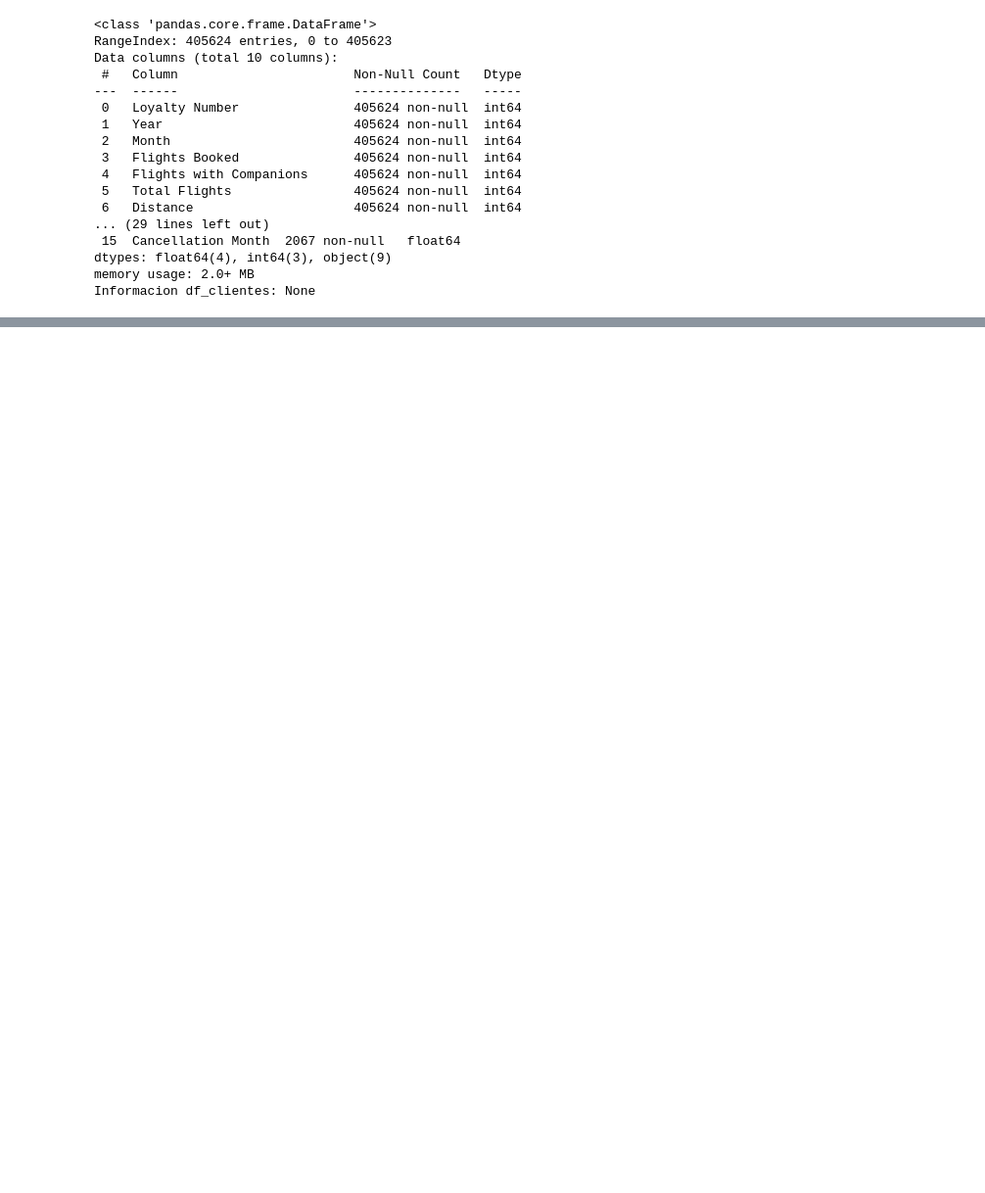
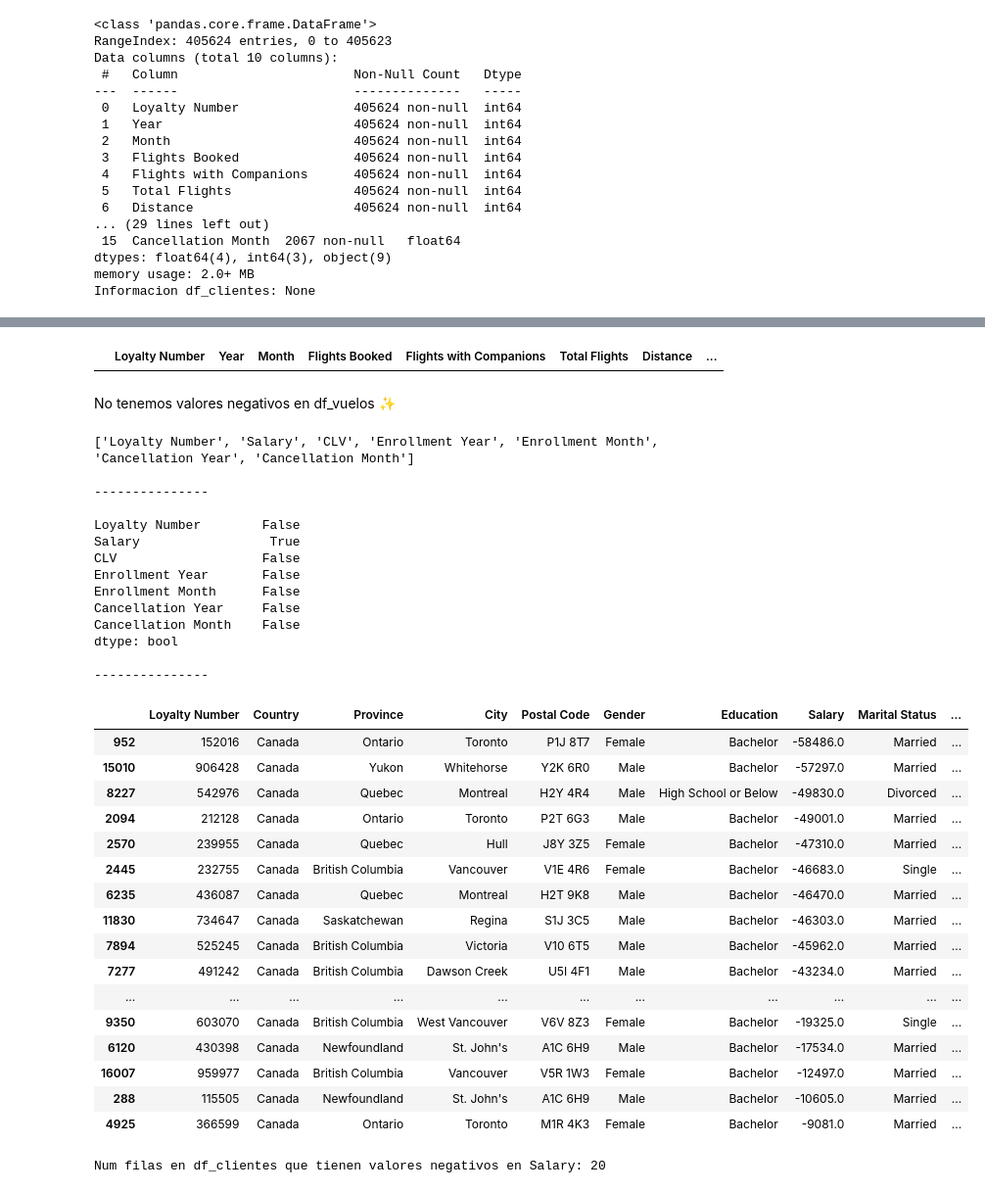
Before and after one commit to Adalab/bda-modulo-3-evaluacion-final-mpenacasares, a Jupyter notebook: notebooks/modulo-3-eval-mpcasares.ipynb, the cells around one changed output, grey strips where cells are left out. Shown at 98% size. Cells and saved outputs as stored; diff of their text form; code cells hidden in the pictures; blank space fills up the shorter version.

```diff
--- a/notebooks/modulo-3-eval-mpcasares.ipynb
+++ b/notebooks/modulo-3-eval-mpcasares.ipynb
@@ -105,0 +262,57 @@ Informacion df_clientes: None
+# %%
+# df_vuelos
+filas_negativas_df_vuelos = df_vuelos[(df_vuelos < 0).any(axis=1)]
+display(filas_negativas_df_vuelos)
+# %% [output]
+|  | Loyalty Number | Year | Month | Flights Booked | Flights with Companions | Total Flights | Distance | ... |
+# %% [markdown]
+No tenemos valores negativos en df_vuelos ✨
+# %%
+# df_clientes
+# Obtenemos lista con las columnas numericas
+columnas_numericas_clientes = df_clientes.select_dtypes(include='number').columns.tolist()
+print(columnas_numericas_clientes)
+print(f"\n---------------\n")
+# Compruebo si hay valores negativos en estas columnas
+negativos_por_columna = (df_clientes[columnas_numericas_clientes] < 0).any()
+print(negativos_por_columna)
+print(f"\n---------------\n")
+# La columna Salary tiene valores negativos, compruebo cuales son:
+df_filas_negativas_salary = df_clientes[df_clientes['Salary'] < 0]
+display(df_filas_negativas_salary.sort_values(['Salary']))
+# %% [output]
+['Loyalty Number', 'Salary', 'CLV', 'Enrollment Year', 'Enrollment Month', 'Cancellation Year', 'Cancellation Month']
+
+---------------
+
+Loyalty Number        False
+Salary                 True
+CLV                   False
+Enrollment Year       False
+Enrollment Month      False
+Cancellation Year     False
+Cancellation Month    False
+dtype: bool
+
+---------------
+|  | Loyalty Number | Country | Province | City | Postal Code | Gender | Education | Salary | Marital Status | ... |
+| 952 | 152016 | Canada | Ontario | Toronto | P1J 8T7 | Female | Bachelor | -58486.0 | Married | ... |
+| 15010 | 906428 | Canada | Yukon | Whitehorse | Y2K 6R0 | Male | Bachelor | -57297.0 | Married | ... |
+| 8227 | 542976 | Canada | Quebec | Montreal | H2Y 4R4 | Male | High School or Below | -49830.0 | Divorced | ... |
+| 2094 | 212128 | Canada | Ontario | Toronto | P2T 6G3 | Male | Bachelor | -49001.0 | Married | ... |
+| 2570 | 239955 | Canada | Quebec | Hull | J8Y 3Z5 | Female | Bachelor | -47310.0 | Married | ... |
+| 2445 | 232755 | Canada | British Columbia | Vancouver | V1E 4R6 | Female | Bachelor | -46683.0 | Single | ... |
+| 6235 | 436087 | Canada | Quebec | Montreal | H2T 9K8 | Male | Bachelor | -46470.0 | Married | ... |
+| 11830 | 734647 | Canada | Saskatchewan | Regina | S1J 3C5 | Male | Bachelor | -46303.0 | Married | ... |
+| 7894 | 525245 | Canada | British Columbia | Victoria | V10 6T5 | Male | Bachelor | -45962.0 | Married | ... |
+| 7277 | 491242 | Canada | British Columbia | Dawson Creek | U5I 4F1 | Male | Bachelor | -43234.0 | Married | ... |
+| ... | ... | ... | ... | ... | ... | ... | ... | ... | ... | ... |
+| 9350 | 603070 | Canada | British Columbia | West Vancouver | V6V 8Z3 | Female | Bachelor | -19325.0 | Single | ... |
+| 6120 | 430398 | Canada | Newfoundland | St. John's | A1C 6H9 | Male | Bachelor | -17534.0 | Married | ... |
+| 16007 | 959977 | Canada | British Columbia | Vancouver | V5R 1W3 | Female | Bachelor | -12497.0 | Married | ... |
+| 288 | 115505 | Canada | Newfoundland | St. John's | A1C 6H9 | Male | Bachelor | -10605.0 | Married | ... |
+| 4925 | 366599 | Canada | Ontario | Toronto | M1R 4K3 | Female | Bachelor | -9081.0 | Married | ... |
+# %%
+print(f'Num filas en df_clientes que tienen valores negativos en Salary: {df_filas_negativas_salary.shape[0]}')
+# %% [output]
+Num filas en df_clientes que tienen valores negativos en Salary: 20
```
Also changed, not shown: parts of 31 cells of this notebook.
